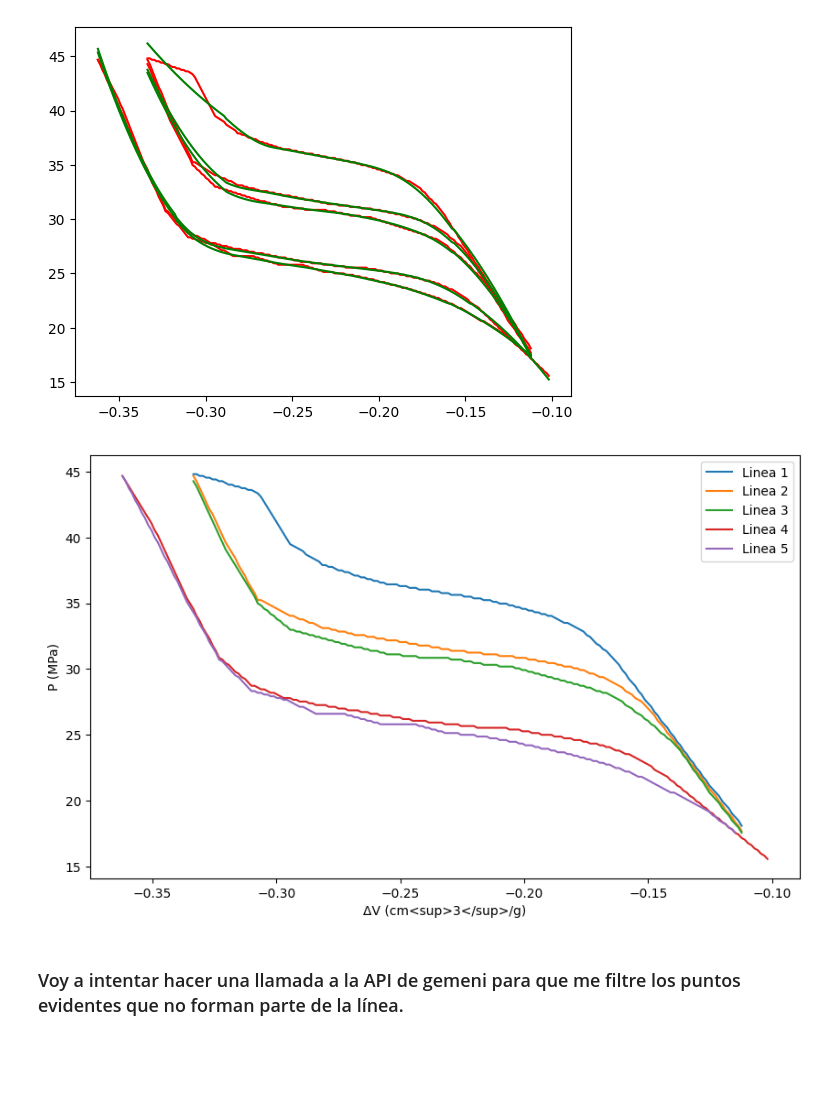
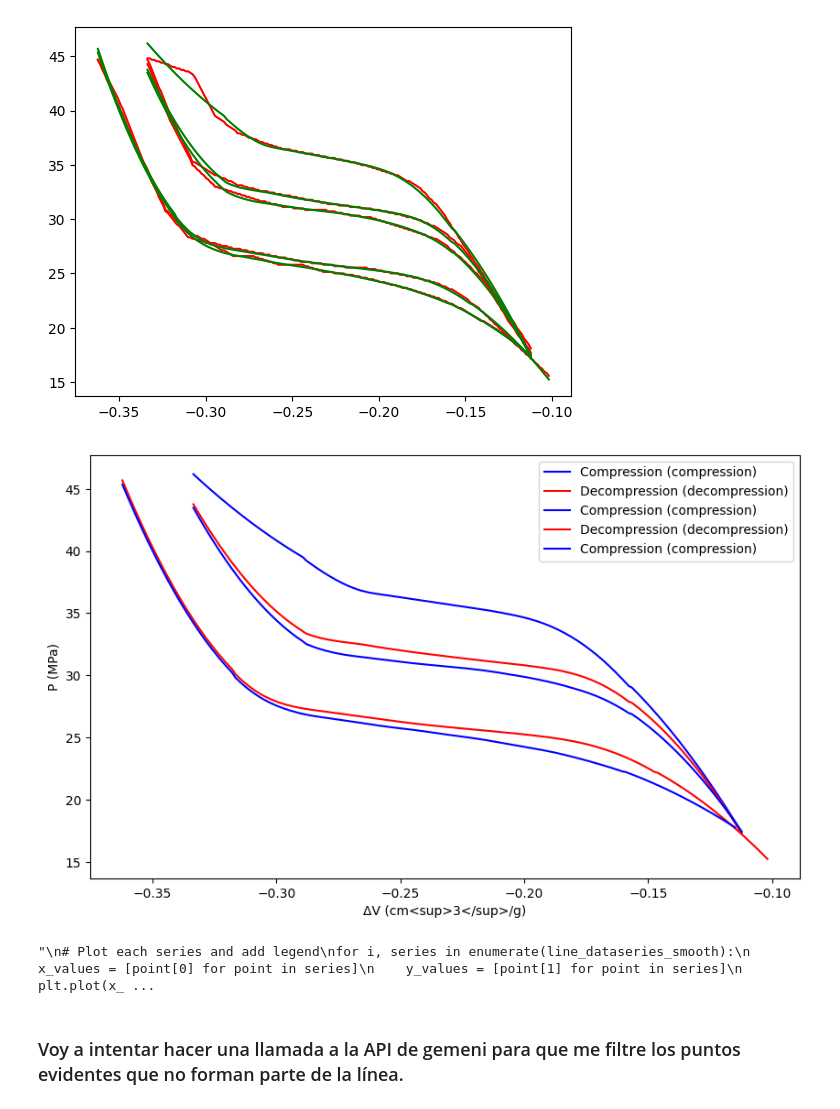
Before and after one commit to f92esmup/Automated-Graphical-Data-Extraction-for-Nanoporous-Materials, a Jupyter notebook: Image.ipynb, the cells around one changed output. Drawn from its saved outputs; the diff is of its cells as text; code cells hidden in the pictures; blank space fills up the shorter version.

```diff
--- a/Image.ipynb
+++ b/Image.ipynb
@@ -244,7 +244,7 @@ load checkpoint from local path: ./Image_detection/weights/weights.pth
 # %% [markdown]
 Process the image and obtain the line data series
 # %%
-line_dataseries = process_image(inference, image_path)
+line_dataseries = process_image(inference, image_path, eliminate_duplicates=True)
 # %% [markdown]
 Rescale the line data series using the calculated scales and origins
 # %%
@@ -343,21 +343,39 @@ plt.show()
 # %%
 # Plot the rescaled line data series with legend
 plt.figure(figsize=(10, 6))
 plt.title(result_json.get('title', 'Line Data Series'))
 plt.xlabel(result_json.get('x_label', 'X-axis'))
 plt.ylabel(result_json.get('y_label', 'Y-axis'))
 
 # Plot each series and add legend
-for i, series in enumerate(line_dataseries_escal):
+for i, series in enumerate(line_dataseries_smooth):
+    x_values = [point[0] for point in series]
+    y_values = [point[1] for point in series]
+    if i < len(result_json['lines']):
+        line_info = result_json['lines'][i]
+    else:
+        print(f"Index {i} is out of range for the list 'lines' with length {len(result_json['lines'])}")
+    color = 'blue' if line_info['line_type'] == 'compression' else 'red'
+    plt.plot(x_values, y_values, label=f"{line_info['legend_label']} ({line_info['line_type']})", color=color)
+
+# Add legend to the plot
+plt.legend()
+plt.show()
+
+"""
+# Plot each series and add legend
+for i, series in enumerate(line_dataseries_smooth):
     x_values = [point[0] for point in series]
     y_values = [point[1] for point in series]
     plt.plot(x_values, y_values, label=f'Linea {i+1}')
 
 # Add legend to the plot
 plt.legend()
 plt.show()
+"""
 # %% [output]
-[figure, old version]
+[figure, new version]
+"\n# Plot each series and add legend\nfor i, series in enumerate(line_dataseries_smooth):\n    x_values = [point[0] for point in series]\n    y_values = [point[1] for point in series]\n    plt.plot(x_ ...
 # %% [markdown]
 ### Voy a intentar hacer una llamada a la API de gemeni para que me filtre los puntos evidentes que no forman parte de la línea.
 # %%
```
Also changed, not shown: parts of 1 cell of this notebook, 2 other files.
